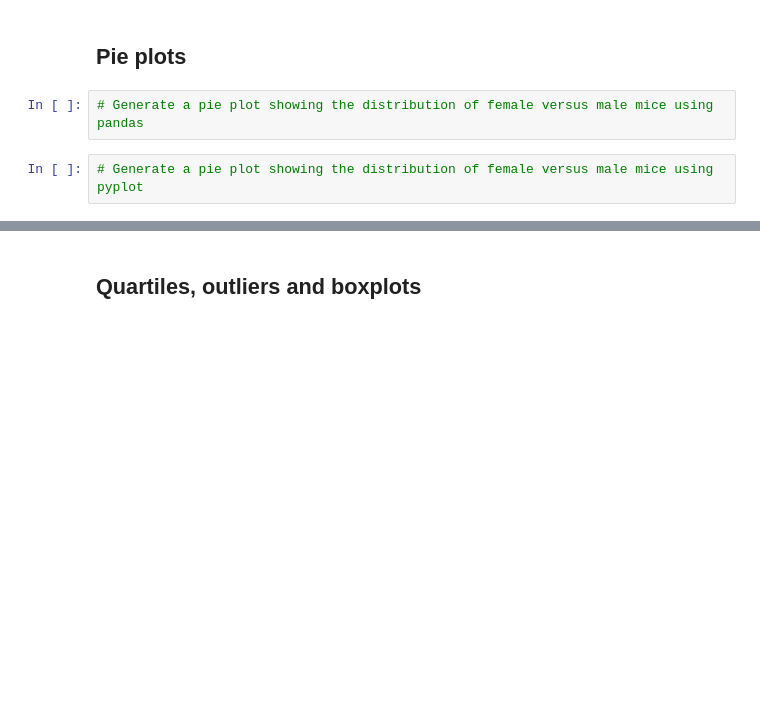
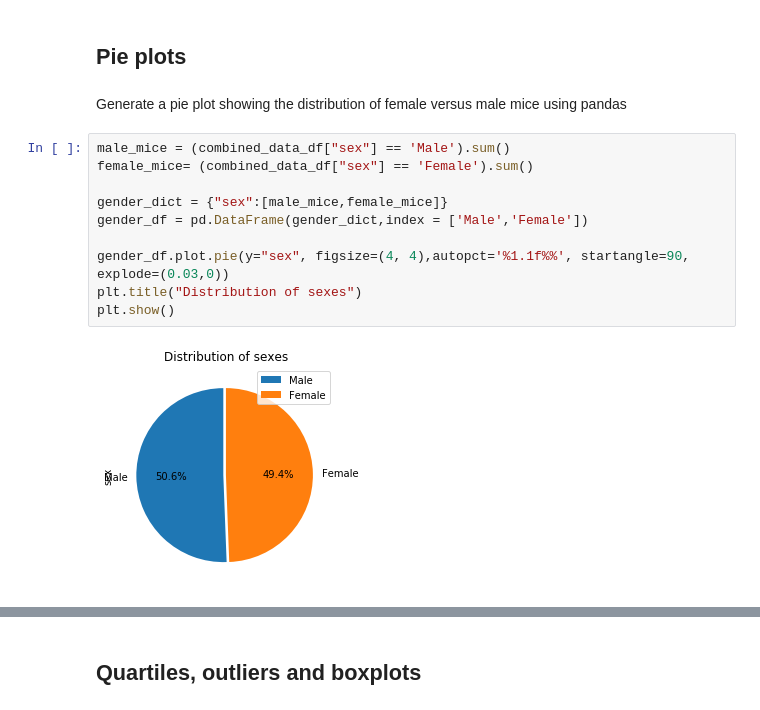
Before and after one commit to ztraderesz20/Matplotlib-Power-of-Plots-HW, a Jupyter notebook: pymaceuticals_starter.ipynb, the cells around one changed output, grey strips where cells are left out. Drawn from its saved outputs; the diff is of its cells as text; blank space fills up the shorter version.

```diff
--- a/pymaceuticals_starter.ipynb
+++ b/pymaceuticals_starter.ipynb
@@ -132,6 +144,16 @@ plt.xticks(tick_locations, y_axis, rotation="vertical")
 # %% [markdown]
 ## Pie plots
-# %%
-# Generate a pie plot showing the distribution of female versus male mice using pandas
-# %%
-# Generate a pie plot showing the distribution of female versus male mice using pyplot
+# %% [markdown]
+Generate a pie plot showing the distribution of female versus male mice using pandas
+# %%
+male_mice = (combined_data_df["sex"] == 'Male').sum()
+female_mice= (combined_data_df["sex"] == 'Female').sum()
+
+gender_dict = {"sex":[male_mice,female_mice]}
+gender_df = pd.DataFrame(gender_dict,index = ['Male','Female'])
+
+gender_df.plot.pie(y="sex", figsize=(4, 4),autopct='%1.1f%%', startangle=90, explode=(0.03,0))
+plt.title("Distribution of sexes")
+plt.show()
+# %% [output]
+[figure, added]
```
Also changed, not shown: parts of 14 cells of this notebook.
